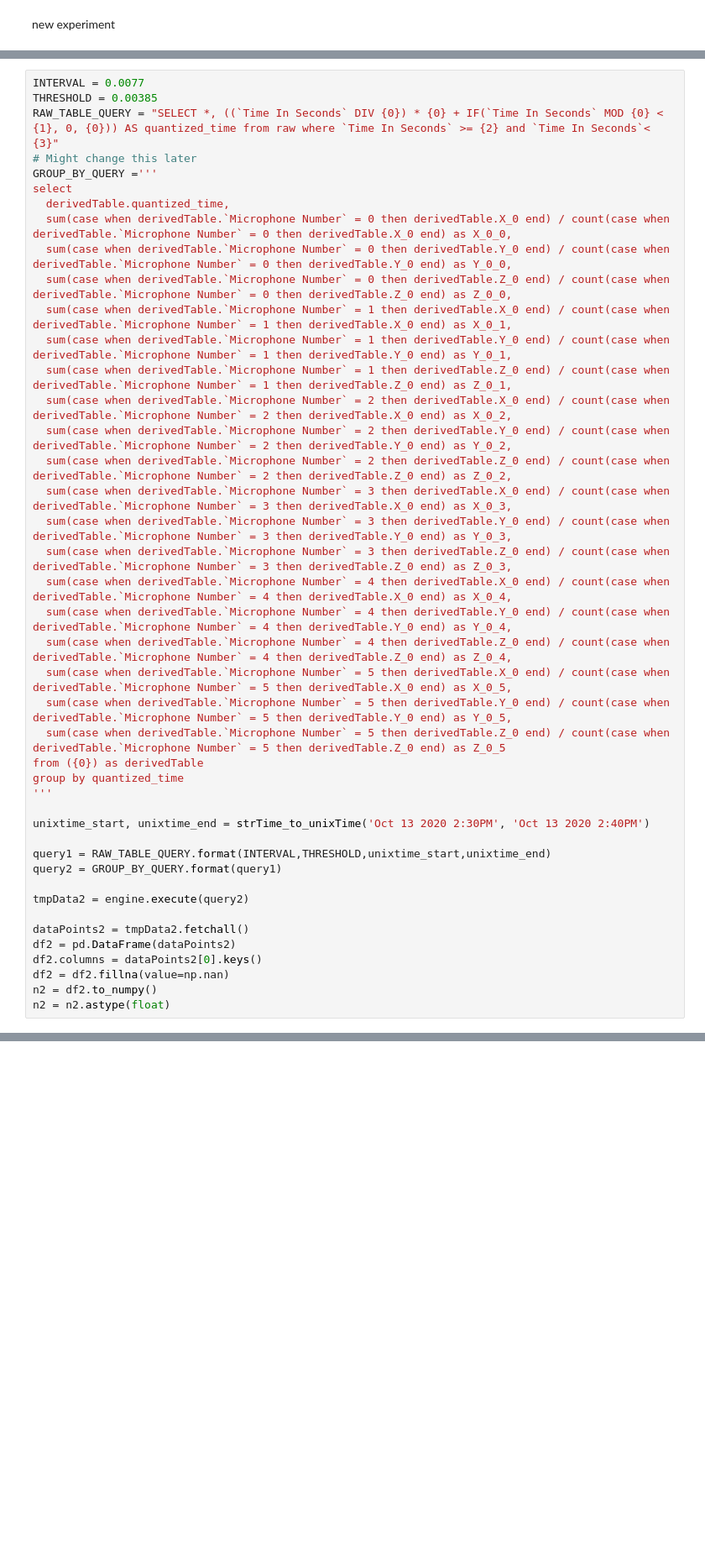
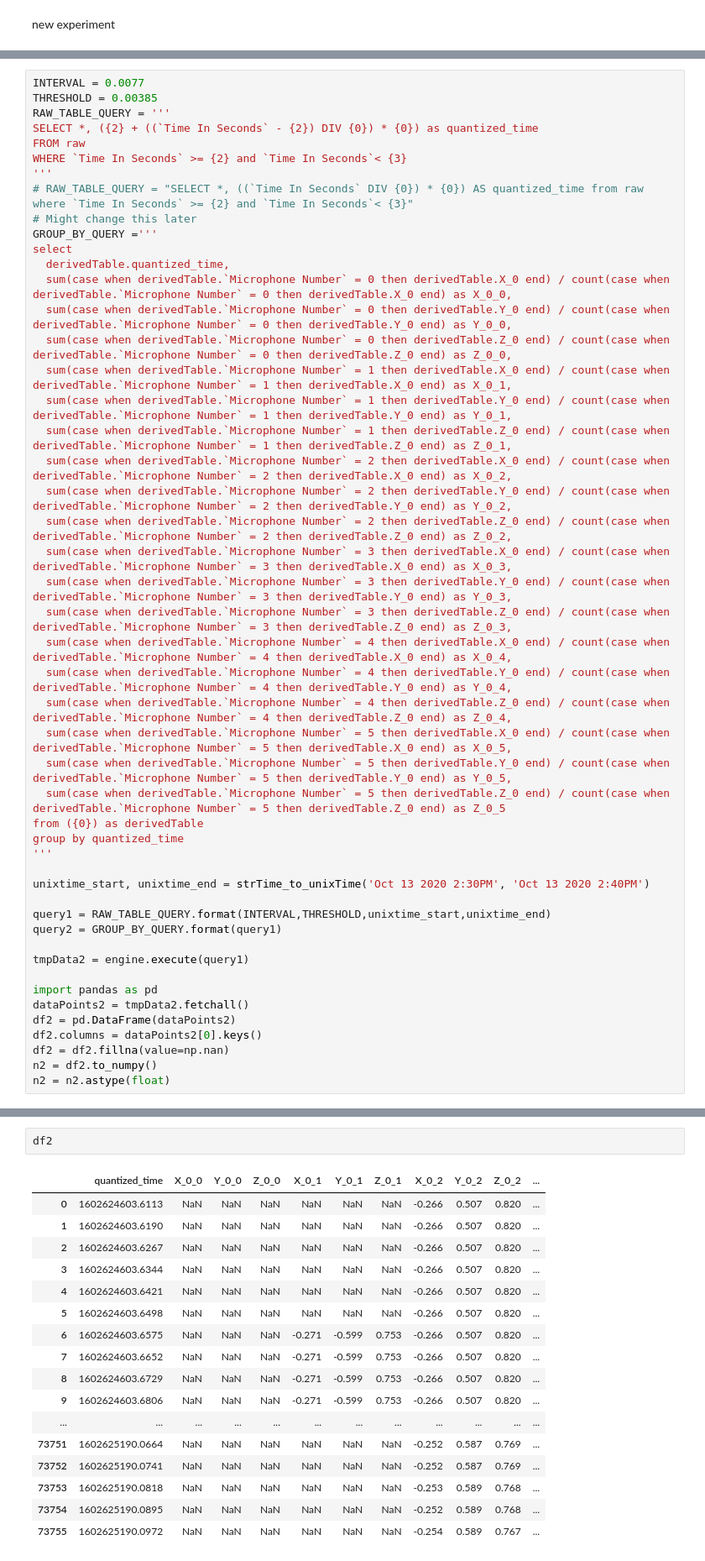
Before and after one commit to ArdelAlegre1/SoundMapping, a Jupyter notebook: Analysis/notebooks/ArdelRoomMap.ipynb, the cells around one changed output, grey strips where cells are left out. Shown at 84% size. Cells and saved outputs as stored; diff of their text form; blank space fills up the shorter version.

```diff
--- a/Analysis/notebooks/ArdelRoomMap.ipynb
+++ b/Analysis/notebooks/ArdelRoomMap.ipynb
@@ -832,7 +1151,12 @@ new experiment
 # %%
 INTERVAL = 0.0077
 THRESHOLD = 0.00385
-RAW_TABLE_QUERY = "SELECT *, ((`Time In Seconds` DIV {0}) * {0} + IF(`Time In Seconds` MOD {0} < {1}, 0, {0})) AS quantized_time from raw where `Time In Seconds` >= {2} and `Time In Seconds`< {3}"
+RAW_TABLE_QUERY = '''
+SELECT *, ({2} + ((`Time In Seconds` - {2}) DIV {0}) * {0}) as quantized_time
+FROM raw
+WHERE `Time In Seconds` >= {2} and `Time In Seconds`< {3}
+'''
+# RAW_TABLE_QUERY = "SELECT *, ((`Time In Seconds` DIV {0}) * {0}) AS quantized_time from raw where `Time In Seconds` >= {2} and `Time In Seconds`< {3}"
 # Might change this later
 GROUP_BY_QUERY ='''
 select
@@ -864,8 +1188,9 @@ unixtime_start, unixtime_end = strTime_to_unixTime('Oct 13 2020 2:30PM', 'Oct 13
 query1 = RAW_TABLE_QUERY.format(INTERVAL,THRESHOLD,unixtime_start,unixtime_end)
 query2 = GROUP_BY_QUERY.format(query1)
 
-tmpData2 = engine.execute(query2)
+tmpData2 = engine.execute(query1)
 
+import pandas as pd
 dataPoints2 = tmpData2.fetchall()
 df2 = pd.DataFrame(dataPoints2)
 df2.columns = dataPoints2[0].keys()
@@ -876,0 +1200,20 @@ cn2 = get_cdata(n2)
+# %%
+df2
+# %% [output]
+|  | quantized_time | X_0_0 | Y_0_0 | Z_0_0 | X_0_1 | Y_0_1 | Z_0_1 | X_0_2 | Y_0_2 | Z_0_2 | ... |
+| 0 | 1602624603.6113 | NaN | NaN | NaN | NaN | NaN | NaN | -0.266 | 0.507 | 0.820 | ... |
+| 1 | 1602624603.6190 | NaN | NaN | NaN | NaN | NaN | NaN | -0.266 | 0.507 | 0.820 | ... |
+| 2 | 1602624603.6267 | NaN | NaN | NaN | NaN | NaN | NaN | -0.266 | 0.507 | 0.820 | ... |
+| 3 | 1602624603.6344 | NaN | NaN | NaN | NaN | NaN | NaN | -0.266 | 0.507 | 0.820 | ... |
+| 4 | 1602624603.6421 | NaN | NaN | NaN | NaN | NaN | NaN | -0.266 | 0.507 | 0.820 | ... |
+| 5 | 1602624603.6498 | NaN | NaN | NaN | NaN | NaN | NaN | -0.266 | 0.507 | 0.820 | ... |
+| 6 | 1602624603.6575 | NaN | NaN | NaN | -0.271 | -0.599 | 0.753 | -0.266 | 0.507 | 0.820 | ... |
+| 7 | 1602624603.6652 | NaN | NaN | NaN | -0.271 | -0.599 | 0.753 | -0.266 | 0.507 | 0.820 | ... |
+| 8 | 1602624603.6729 | NaN | NaN | NaN | -0.271 | -0.599 | 0.753 | -0.266 | 0.507 | 0.820 | ... |
+| 9 | 1602624603.6806 | NaN | NaN | NaN | -0.271 | -0.599 | 0.753 | -0.266 | 0.507 | 0.820 | ... |
+| ... | ... | ... | ... | ... | ... | ... | ... | ... | ... | ... | ... |
+| 73751 | 1602625190.0664 | NaN | NaN | NaN | NaN | NaN | NaN | -0.252 | 0.587 | 0.769 | ... |
+| 73752 | 1602625190.0741 | NaN | NaN | NaN | NaN | NaN | NaN | -0.252 | 0.587 | 0.769 | ... |
+| 73753 | 1602625190.0818 | NaN | NaN | NaN | NaN | NaN | NaN | -0.253 | 0.589 | 0.768 | ... |
+| 73754 | 1602625190.0895 | NaN | NaN | NaN | NaN | NaN | NaN | -0.252 | 0.589 | 0.768 | ... |
+| 73755 | 1602625190.0972 | NaN | NaN | NaN | NaN | NaN | NaN | -0.254 | 0.589 | 0.767 | ... |
```
Also changed, not shown: parts of 18 cells of this notebook.
